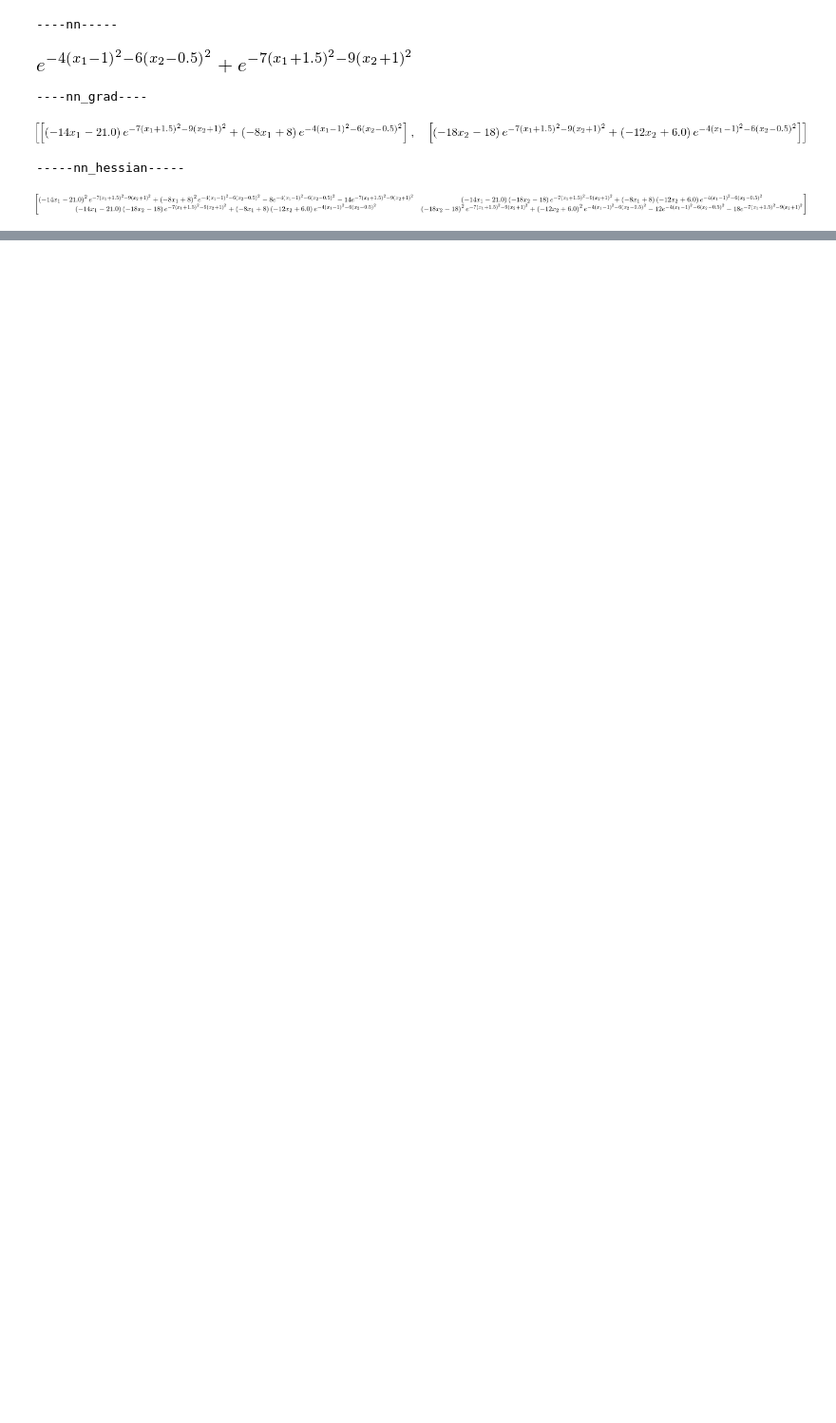
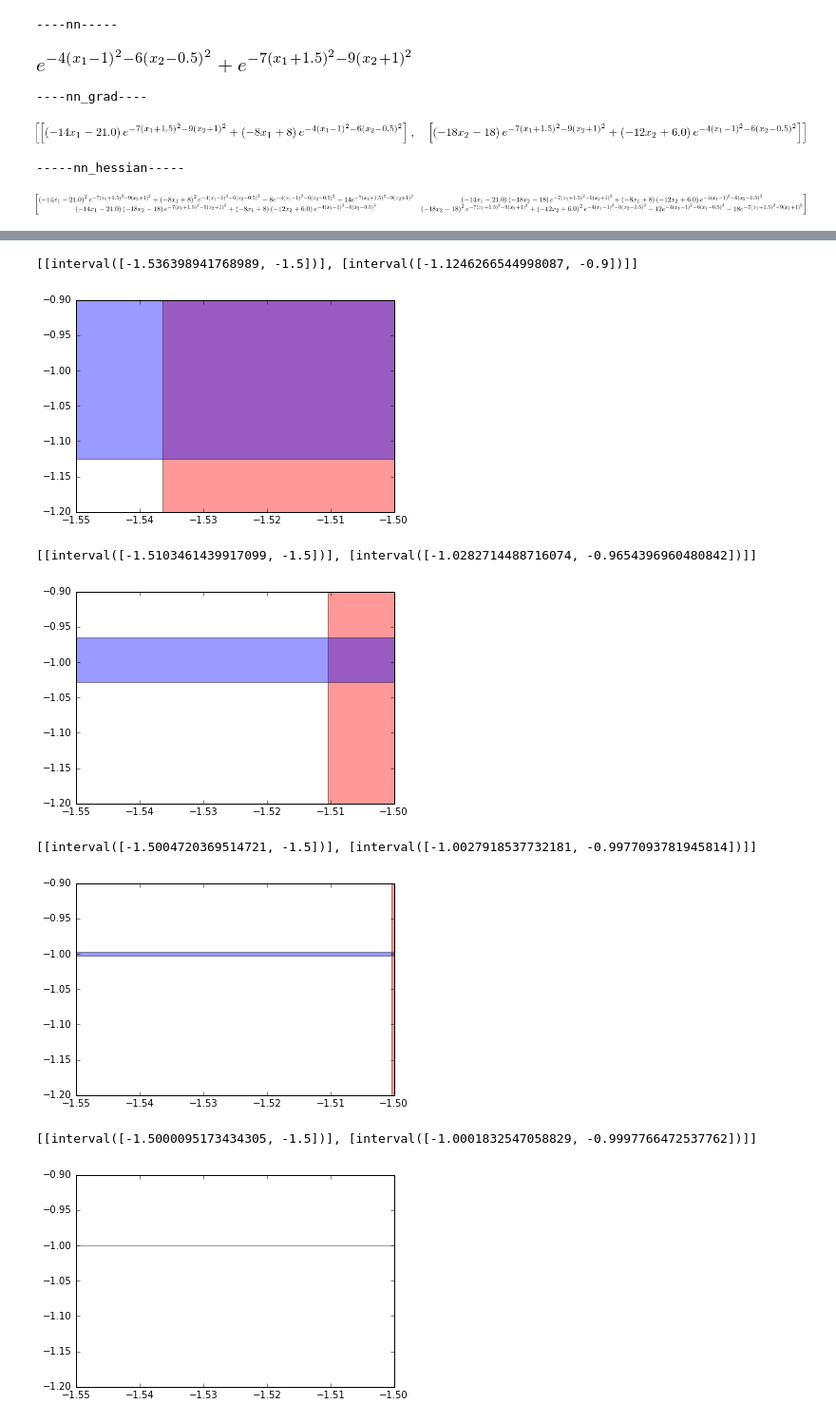
Before and after one commit to tkda-h3/interval-newton-method, a Jupyter notebook: nn-output-optimization.ipynb, the cells around one changed output, grey strips where cells are left out. Shown at 95% size. Saved outputs shown, nothing was run; the diff lists cells and outputs as text; code cells hidden in the pictures; blank space fills up the shorter version.

```diff
--- a/nn-output-optimization.ipynb
+++ b/nn-output-optimization.ipynb
@@ -145,12 +162,21 @@ for i in range(5):
 # %%
-# for i in range(5):
-#     res = kra.refine(kra.X, i+1)
-#     print res
-#     plt.figure()
-#     plt.xlim(*X[0][0][0])
-#     plt.ylim(*X[1][0][0])
-#     below,above,left,right = res[0][0][0][0],res[0][0][0][1],res[1][0][0][0],res[1][0][0][1]
+for i in range(5):
+    res = kra.refine(kra.X, i+1)
+    print res
+    plt.figure()
+    plt.xlim(*X[0][0][0])
+    plt.ylim(*X[1][0][0])
+    below,above,left,right = res[0][0][0][0],res[0][0][0][1],res[1][0][0][0],res[1][0][0][1]
 
-#     plt.axvspan(below, above, facecolor='r', alpha=0.4)
-#     plt.axhspan(left, right, facecolor='b', alpha=0.4)
-#     plt.show()
+    plt.axvspan(below, above, facecolor='r', alpha=0.4)
+    plt.axhspan(left, right, facecolor='b', alpha=0.4)
+    plt.show()
+# %% [output]
+[[interval([-1.536398941768989, -1.5])], [interval([-1.1246266544998087, -0.9])]]
+[figure, added]
+[[interval([-1.5103461439917099, -1.5])], [interval([-1.0282714488716074, -0.9654396960480842])]]
+[figure, added]
+[[interval([-1.5004720369514721, -1.5])], [interval([-1.0027918537732181, -0.9977093781945814])]]
+[figure, added]
+[[interval([-1.5000095173434305, -1.5])], [interval([-1.0001832547058829, -0.9997766472537762])]]
+[figure, added]
```
Also changed, not shown: parts of 5 cells of this notebook, 1 other file.
